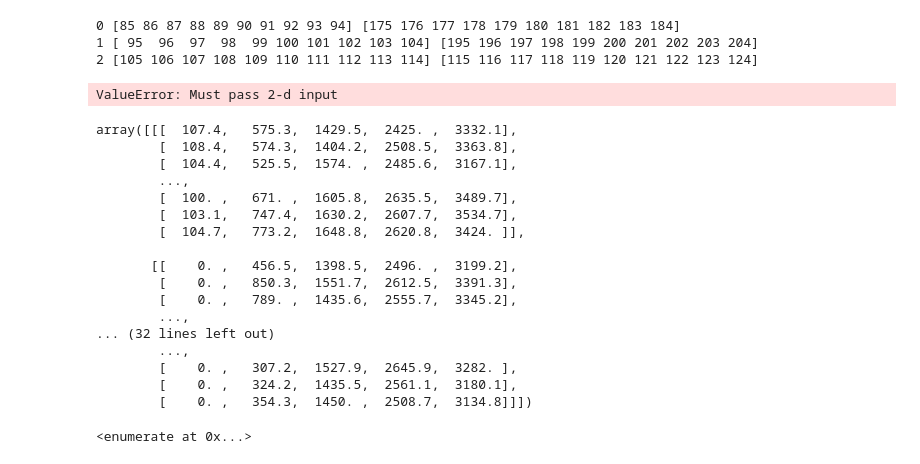
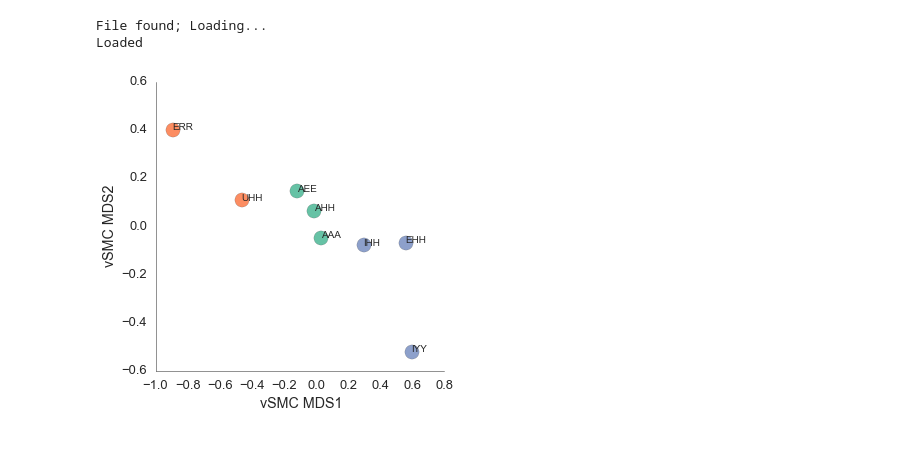
Before and after one commit to dfconant/utilities, a Jupyter notebook: iPyNb/Vowel_MDS.ipynb, the cells around one changed output. Drawn from its saved outputs; the diff is of its cells as text; code cells hidden in the pictures.

```diff
--- a/iPyNb/Vowel_MDS.ipynb
+++ b/iPyNb/Vowel_MDS.ipynb
@@ -126,51 +30,0 @@ Image(url = 'http://teachingpronunciation.weebly.com/uploads/9/5/9/1/9591739/716
-# %%
-e_z = e_z[vSMC,:,:]
-
-f_ranges =[np.arange(85,95),np.arange(95,105),np.arange(105,115)]
-e_ranges =[np.arange(175,185),np.arange(195,205),np.arange(115,125)]
-pos_f = []
-pos_e = []
-for ind,(rf,re) in enumerate(zip(f_ranges,e_ranges)):
-    f_proj = pd.DataFrame(np.nanmean(a.ecog_data()[:,rf,:],axis = 1).transpose(),columns = forms, index = notes)
-    f_proj = f_proj.fillna(f_proj.median(),inplace=True)
-    f_proj = f_proj.dropna(axis =1,how='any')
-    f_proj = f_proj.apply(mstats.zscore)
-    f_centroids = f_proj.groupby(f_proj.index).aggregate(np.median)
-
-    e_proj = pd.DataFrame(np.nanmean(e_z[:,re,:],axis = 1).transpose(),columns = chans[vSMC], index = notes)
-    e_proj = e_proj.fillna(e_proj.median(),inplace=True)
-    e_proj = e_proj.dropna(axis =1,how='any')
-    e_centroids = e_proj.groupby(e_proj.index).aggregate(np.median)
-
-    #MDS
-    mds = manifold.MDS(n_components=2, max_iter=3000)
-    pos_f.append(mds.fit(f_centroids).embedding_)
-    pos_e.append(mds.fit(e_centroids).embedding_)
-# %% [output]
-0 [85 86 87 88 89 90 91 92 93 94] [175 176 177 178 179 180 181 182 183 184]
-1 [ 95  96  97  98  99 100 101 102 103 104] [195 196 197 198 199 200 201 202 203 204]
-2 [105 106 107 108 109 110 111 112 113 114] [115 116 117 118 119 120 121 122 123 124]
-# %%
-f_proj = pd.DataFrame(a.ecog_data()[:,np.arange(85,95),:].transpose(),columns = forms, index = notes)
-# %% [output]
-ValueError: Must pass 2-d input
-# %%
-a.ecog_data()[:,np.arange(85,95),:].transpose()
-# %% [output]
-array([[[  107.4,   575.3,  1429.5,  2425. ,  3332.1],
-        [  108.4,   574.3,  1404.2,  2508.5,  3363.8],
-        [  104.4,   525.5,  1574. ,  2485.6,  3167.1],
-        ...,
-        [  100. ,   671. ,  1605.8,  2635.5,  3489.7],
-        [  103.1,   747.4,  1630.2,  2607.7,  3534.7],
-        [  104.7,   773.2,  1648.8,  2620.8,  3424. ]],
-
-       [[    0. ,   456.5,  1398.5,  2496. ,  3199.2],
-        [    0. ,   850.3,  1551.7,  2612.5,  3391.3],
-        [    0. ,   789. ,  1435.6,  2555.7,  3345.2],
-        ...,
-... (32 lines left out)
-        ...,
-        [    0. ,   307.2,  1527.9,  2645.9,  3282. ],
-        [    0. ,   324.2,  1435.5,  2561.1,  3180.1],
-        [    0. ,   354.3,  1450. ,  2508.7,  3134.8]]])
@@ -182,4 +30,0 @@ array([[[  107.4,   575.3,  1429.5,  2425. ,  3332.1],
-# %%
-enumerate(zip(f_ranges,e_ranges))
-# %% [output]
-<enumerate at 0x...>
@@ -185,0 +147,12 @@ enumerate(zip(f_ranges,e_ranges))
+# %%
+pth = '/Users/david_conant/Dropbox/Vowels/EC41/'
+blocks = [19,20,22,27]
+window = np.array([-1,1])
+elects = [21,25,35,37,43,53,55,58,59,67,72,73,86,90,102]
+ncomp = 10
+fig_filename = '/Users/david_conant/Dropbox/NeuroSpeech/Lab Meetings/Vowels1/EC41_MDS.png'
+euclid_MDS(pth,blocks,elects,ncomp,fig_filename)
+# %% [output]
+File found; Loading...
+Loaded
+[figure, added]
```
Also changed, not shown: parts of 15 cells of this notebook, 19 other files.
